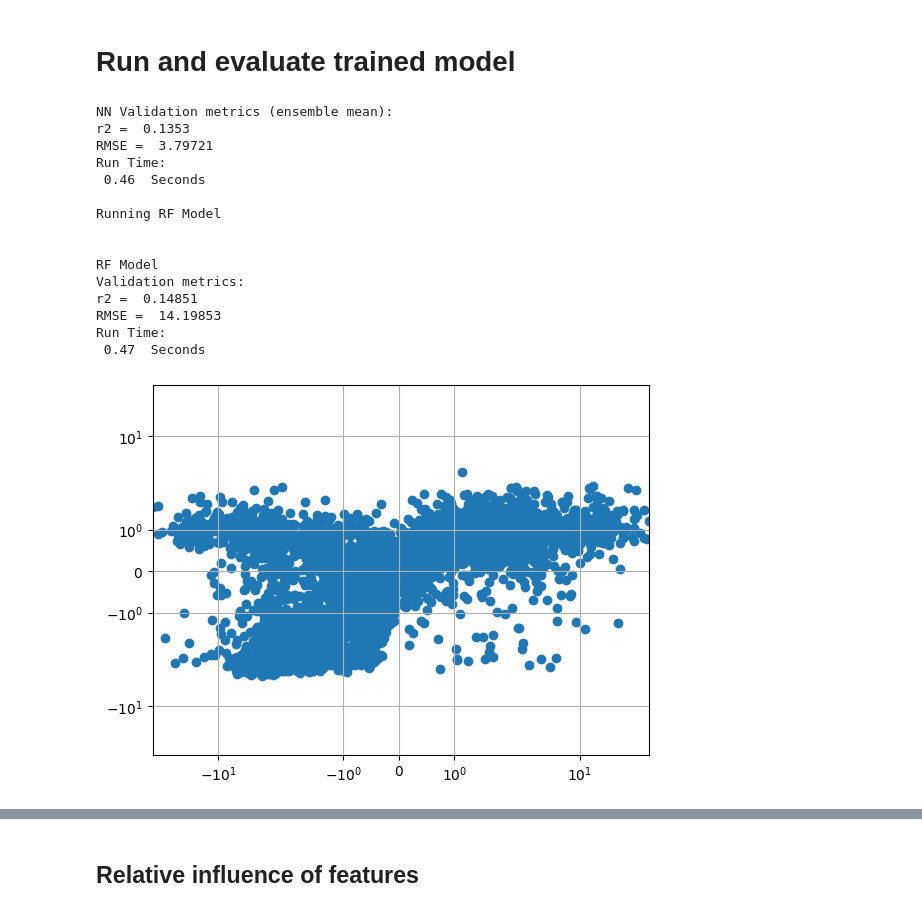
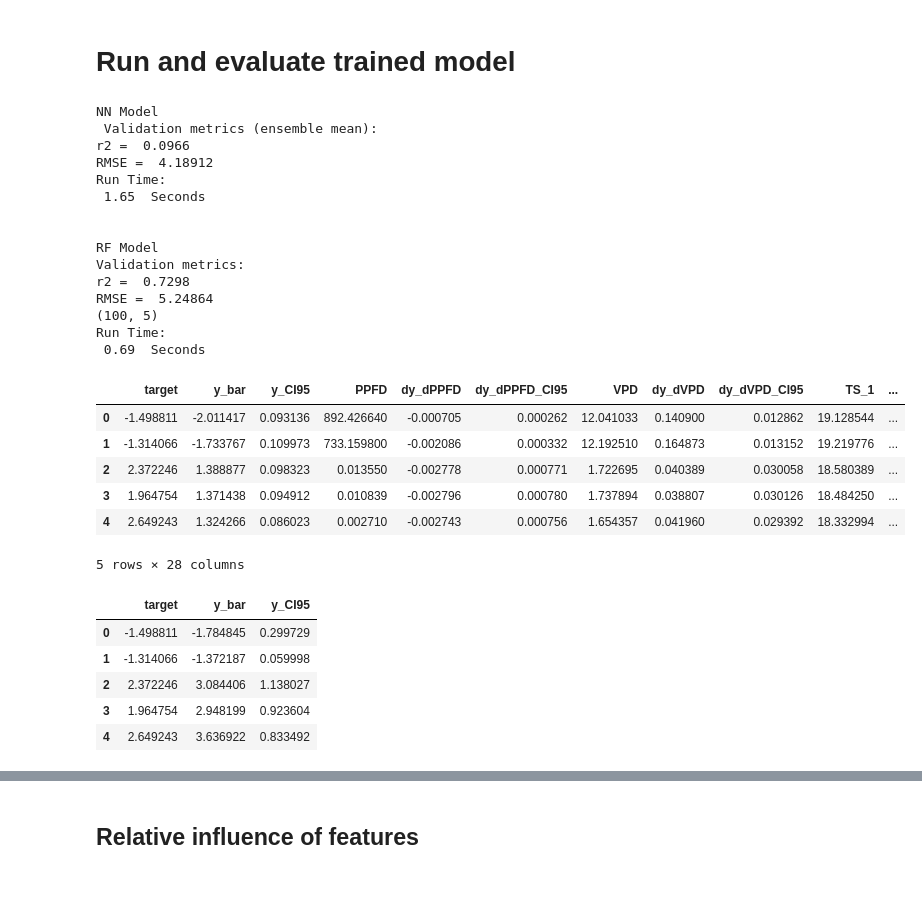
Before and after one commit to June-Skeeter/NN_Applications, a Jupyter notebook: NN_for_EC.ipynb, the cells around one changed output, grey strips where cells are left out. Cells and saved outputs as stored; diff of their text form; code cells hidden in the pictures; blank space fills up the shorter version.

```diff
--- a/NN_for_EC.ipynb
+++ b/NN_for_EC.ipynb
@@ -168,35 +150,57 @@ Training Time:
 # %%
 importlib.reload(NNetFuncs)
 
+RI,Mean_Output,full_out=NNetFuncs.run_Model(Model_Runs[run]['config'],
+                                            Model_Runs[run]['Evaluation'])
 
-RI,Mean_Output,full_out=NNetFuncs.run_Model(Model_Runs[run]['config'],Model_Runs[run]['Evaluation'])
+# fig,ax=plt.subplots()
+# ax.scatter(Mean_Output['target'],Mean_Output['y_bar'])
 
-fig,ax=plt.subplots()
-ax.scatter(Mean_Output['target'],Mean_Output['y_bar'])
+# Q_clip = 0
 
-Q_clip = 0
-
-axLim = [Mean_Output[['target','y_bar']].quantile(Q_clip).min(),
-         Mean_Output[['target','y_bar']].quantile(1-Q_clip).max()]
-ax.set_ylim(axLim)
-ax.set_xlim(axLim)
-ax.set_yscale('symlog')
-ax.set_xscale('symlog')
-ax.grid()
+# axLim = [Mean_Output[['target','y_bar']].quantile(Q_clip).min(),
+#          Mean_Output[['target','y_bar']].quantile(1-Q_clip).max()]
+# ax.set_ylim(axLim)
+# ax.set_xlim(axLim)
+# ax.set_yscale('symlog')
+# ax.set_xscale('symlog')
+# ax.grid()
 # %% [output]
-NN Validation metrics (ensemble mean):
-r2 =  0.1353
-RMSE =  3.79721
+NN Model
+ Validation metrics (ensemble mean):
+r2 =  0.0966
+RMSE =  4.18912
 Run Time:
- 0.46  Seconds
-
-Running RF Model
+ 1.65  Seconds
 
 
 RF Model
 Validation metrics:
-r2 =  0.14851
-RMSE =  14.19853
+r2 =  0.7298
+RMSE =  5.24864
+(100, 5)
 Run Time:
- 0.47  Seconds
+ 0.69  Seconds
-[figure, removed]
+# %%
+NN_Output = pd.read_csv('Noisy_Data/model_output.csv',index_col=[0])
+
+NN_Output.head()
+# %% [output]
+|  | target | y_bar | y_CI95 | PPFD | dy_dPPFD | dy_dPPFD_CI95 | VPD | dy_dVPD | dy_dVPD_CI95 | TS_1 | ... |
+| 0 | -1.498811 | -2.011417 | 0.093136 | 892.426640 | -0.000705 | 0.000262 | 12.041033 | 0.140900 | 0.012862 | 19.128544 | ... |
+| 1 | -1.314066 | -1.733767 | 0.109973 | 733.159800 | -0.002086 | 0.000332 | 12.192510 | 0.164873 | 0.013152 | 19.219776 | ... |
+| 2 | 2.372246 | 1.388877 | 0.098323 | 0.013550 | -0.002778 | 0.000771 | 1.722695 | 0.040389 | 0.030058 | 18.580389 | ... |
+| 3 | 1.964754 | 1.371438 | 0.094912 | 0.010839 | -0.002796 | 0.000780 | 1.737894 | 0.038807 | 0.030126 | 18.484250 | ... |
+| 4 | 2.649243 | 1.324266 | 0.086023 | 0.002710 | -0.002743 | 0.000756 | 1.654357 | 0.041960 | 0.029392 | 18.332994 | ... |
+5 rows × 28 columns
+# %%
+RF_Output = pd.read_csv('Noisy_Data/random_forest_output.csv',index_col=[0])
+
+RF_Output.head()
+# %% [output]
+|  | target | y_bar | y_CI95 |
+| 0 | -1.498811 | -1.784845 | 0.299729 |
+| 1 | -1.314066 | -1.372187 | 0.059998 |
+| 2 | 2.372246 | 3.084406 | 1.138027 |
+| 3 | 1.964754 | 2.948199 | 0.923604 |
+| 4 | 2.649243 | 3.636922 | 0.833492 |
```
Also changed, not shown: parts of 5 cells of this notebook, 13 other files.
